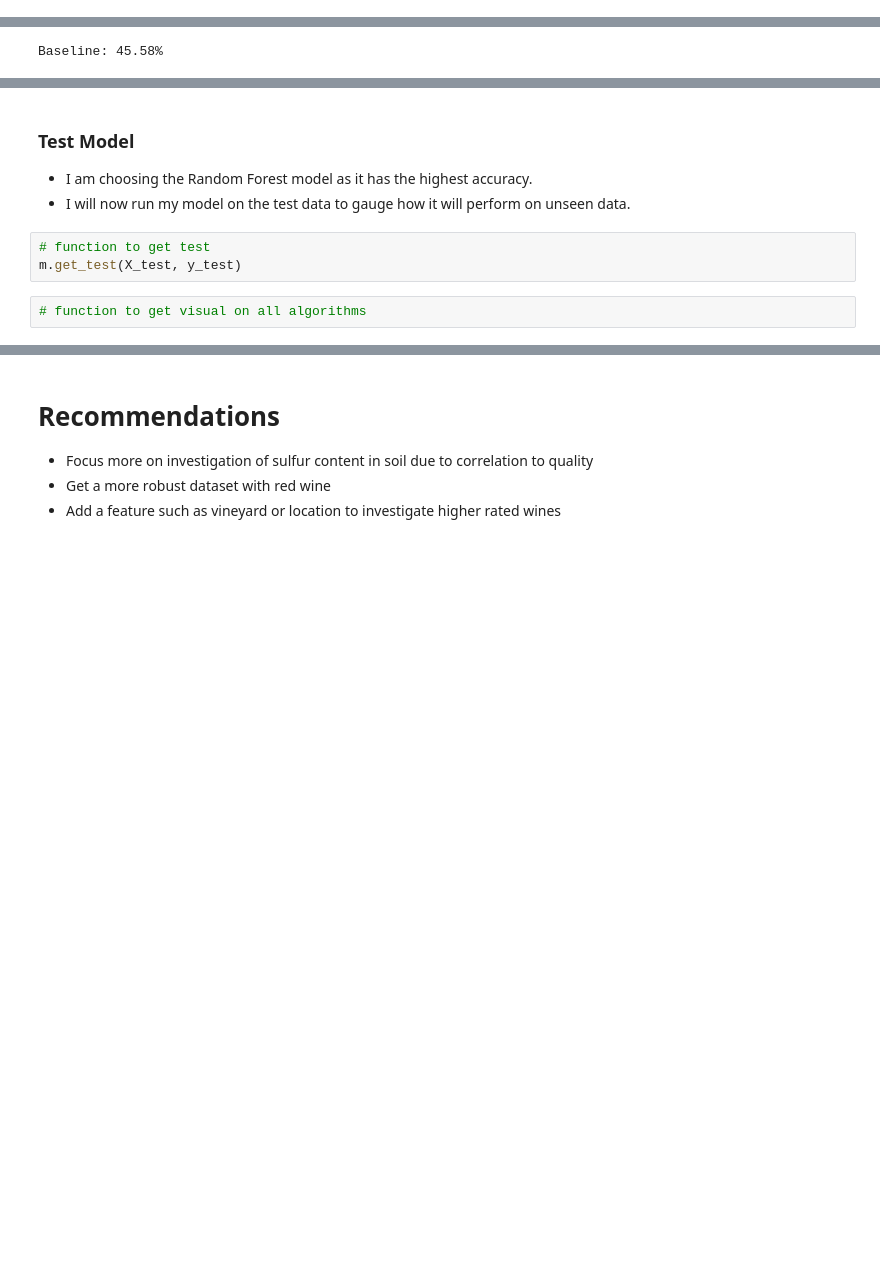
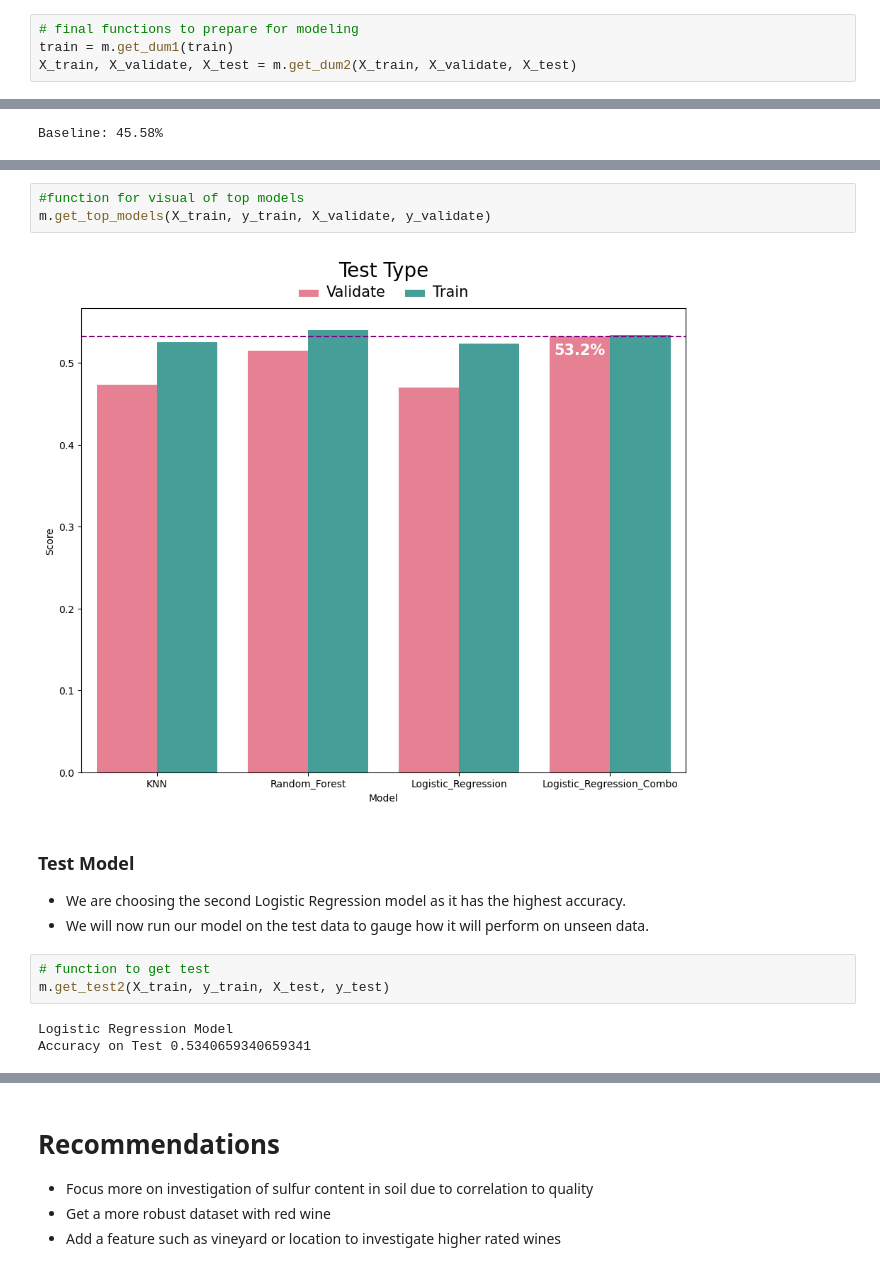
Before and after one commit to noether-manjor/clustering-project, a Jupyter notebook: jorge/Final_Report.ipynb, the cells around one changed output, grey strips where cells are left out. Cells and saved outputs as stored; diff of their text form; blank space fills up the shorter version.

```diff
--- a/jorge/Final_Report.ipynb
+++ b/jorge/Final_Report.ipynb
@@ -209,0 +208,4 @@ m.get_dum(wines)
+# %%
+# final functions to prepare for modeling
+train = m.get_dum1(train)
+X_train, X_validate, X_test = m.get_dum2(X_train, X_validate, X_test)
@@ -230,9 +254,15 @@ m.get_knn(X_train, y_train)
+# %%
+#function for visual of top models
+m.get_top_models(X_train, y_train, X_validate, y_validate)
+# %% [output]
+[figure, added]
 # %% [markdown]
 ### Test Model
-- I am choosing the Random Forest model as it has the highest accuracy.
-- I will now run my model on the test data to gauge how it will perform on unseen data.
+- We are choosing the second Logistic Regression model as it has the highest accuracy.
+- We will now run our model on the test data to gauge how it will perform on unseen data.
 # %%
 # function to get test
-m.get_test(X_test, y_test)
+m.get_test2(X_train, y_train, X_test, y_test)
+# %% [output]
+Logistic Regression Model
+Accuracy on Test 0.5340659340659341
-# %%
-# function to get visual on all algorithms
```
Also changed, not shown: parts of 19 cells of this notebook.
